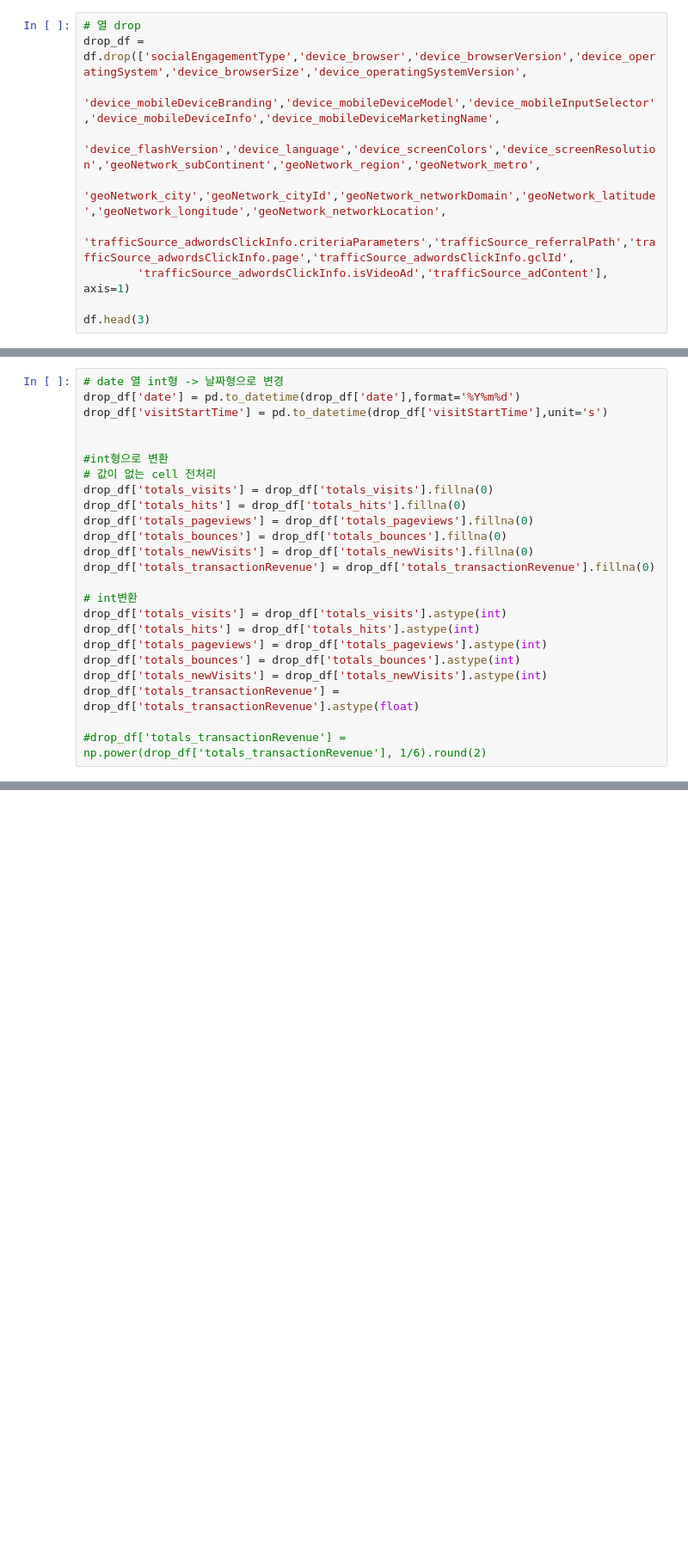
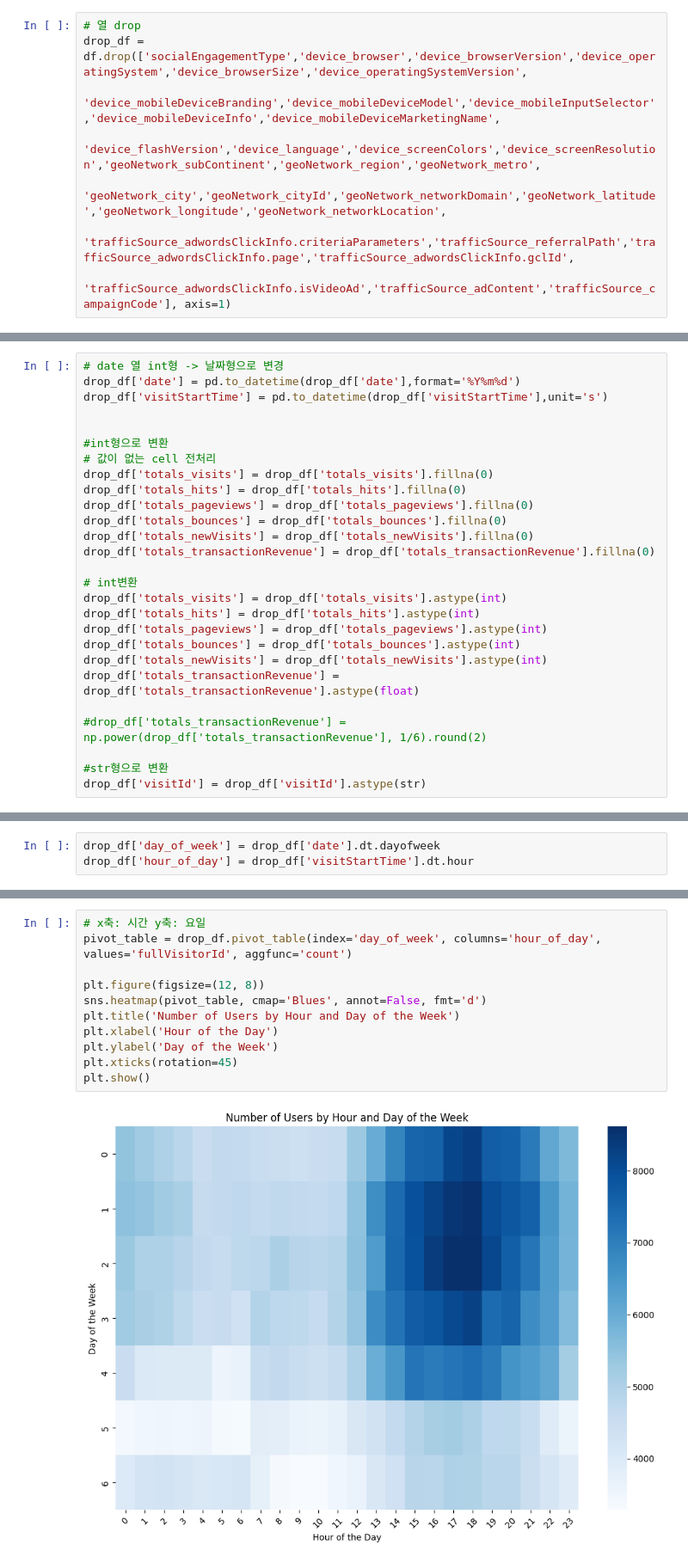
Before and after one commit to eju1019/ipark, a Jupyter notebook: Eunju.ipynb, the cells around one changed output, grey strips where cells are left out. Shown at 86% size. Drawn from its saved outputs; the diff is of its cells as text; blank space fills up the shorter version.

```diff
--- a/Eunju.ipynb
+++ b/Eunju.ipynb
@@ -46,6 +40,4 @@ drop_df = df.drop(['socialEngagementType','device_browser','device_browserVersio
         'device_flashVersion','device_language','device_screenColors','device_screenResolution','geoNetwork_subContinent','geoNetwork_region','geoNetwork_metro',
         'geoNetwork_city','geoNetwork_cityId','geoNetwork_networkDomain','geoNetwork_latitude','geoNetwork_longitude','geoNetwork_networkLocation',
         'trafficSource_adwordsClickInfo.criteriaParameters','trafficSource_referralPath','trafficSource_adwordsClickInfo.page','trafficSource_adwordsClickInfo.gclId',
-        'trafficSource_adwordsClickInfo.isVideoAd','trafficSource_adContent'], axis=1)
-
-df.head(3)
+        'trafficSource_adwordsClickInfo.isVideoAd','trafficSource_adContent','trafficSource_campaignCode'], axis=1)
@@ -79,3 +65,6 @@ drop_df['totals_newVisits'] = drop_df['totals_newVisits'].astype(int)
 drop_df['totals_transactionRevenue'] = drop_df['totals_transactionRevenue'].astype(float)
 
 #drop_df['totals_transactionRevenue'] = np.power(drop_df['totals_transactionRevenue'], 1/6).round(2)
+
+#str형으로 변환
+drop_df['visitId'] = drop_df['visitId'].astype(str)
@@ -105,0 +87,3 @@ df.head(3)
+# %%
+drop_df['day_of_week'] = drop_df['date'].dt.dayofweek
+drop_df['hour_of_day'] = drop_df['visitStartTime'].dt.hour
@@ -105,0 +114,13 @@ df.head(3)
+# %%
+# x축: 시간 y축: 요일
+pivot_table = drop_df.pivot_table(index='day_of_week', columns='hour_of_day', values='fullVisitorId', aggfunc='count')
+
+plt.figure(figsize=(12, 8))
+sns.heatmap(pivot_table, cmap='Blues', annot=False, fmt='d')
+plt.title('Number of Users by Hour and Day of the Week')
+plt.xlabel('Hour of the Day')
+plt.ylabel('Day of the Week')
+plt.xticks(rotation=45)
+plt.show()
+# %% [output]
+[figure, added]
```
Also changed, not shown: parts of 10 cells of this notebook.
